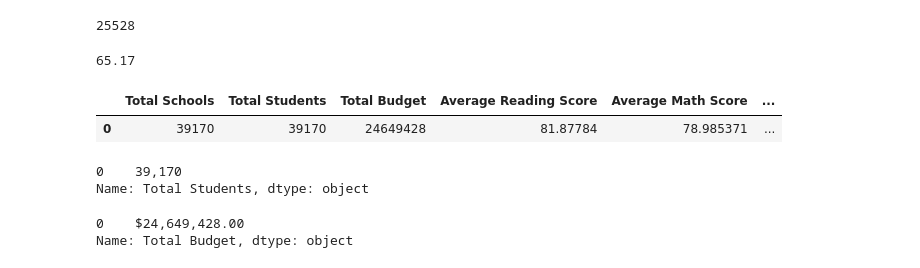
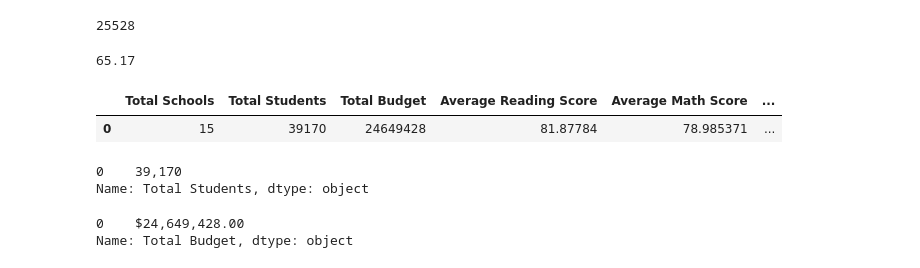
Before and after one commit to vneeraja/School_District_Analysis, a Jupyter notebook: PyCitySchools.ipynb, the cells around one changed output. Cells and saved outputs as stored; diff of their text form; code cells hidden in the pictures.

Commit message:
Corrected the total schools count in district summary df

```diff
--- a/PyCitySchools.ipynb
+++ b/PyCitySchools.ipynb
@@ -212,4 +212,4 @@ budget           39170
 dtype: int64
 # %%
 # Get the schools count from the merged DataFrame
-len(school_data_complete_df["school_name"].unique())
+total_school_count = len(school_data_complete_df["school_name"].unique())
@@ -317,22 +315,22 @@ print(f'{passed_math_reading:.2f}')
 # %%
 # Create a district summary DataFrame to summarize the calculations
 # Create a dictionary with column names as keys and corresponding results as values.
 # Create a new DataFrame district_summary_df with that dictionary.
 
 # Adding a list of values with keys to create a new DataFrame.
-district_summary_list = {"Total Schools": school_data_complete_df.school_name.count(),
+district_summary_list = {"Total Schools": total_school_count,
                             "Total Students": school_data_complete_df.student_name.count(),
                             "Total Budget": total_school_budget,
                             "Average Reading Score": school_data_complete_df['reading_score'].mean(),
                             "Average Math Score": school_data_complete_df['math_score'].mean(),
                             "% Passing Reading": passed_reading,
                             "% Passing Math": passed_math,
                             "% Overall Passing": passed_math_reading}
 district_summary_df = pd.DataFrame([district_summary_list], index=[0])
 district_summary_df
 # %% [output]
 |  | Total Schools | Total Students | Total Budget | Average Reading Score | Average Math Score | ... |
-| 0 | 39170 | 39170 | 24649428 | 81.87784 | 78.985371 | ... |
+| 0 | 15 | 39170 | 24649428 | 81.87784 | 78.985371 | ... |
 # %%
 district_summary_df.count()
 # Format the "Total Students" to have the comma for a thousands separator.
```
Also changed, not shown: parts of 6 cells of this notebook.
